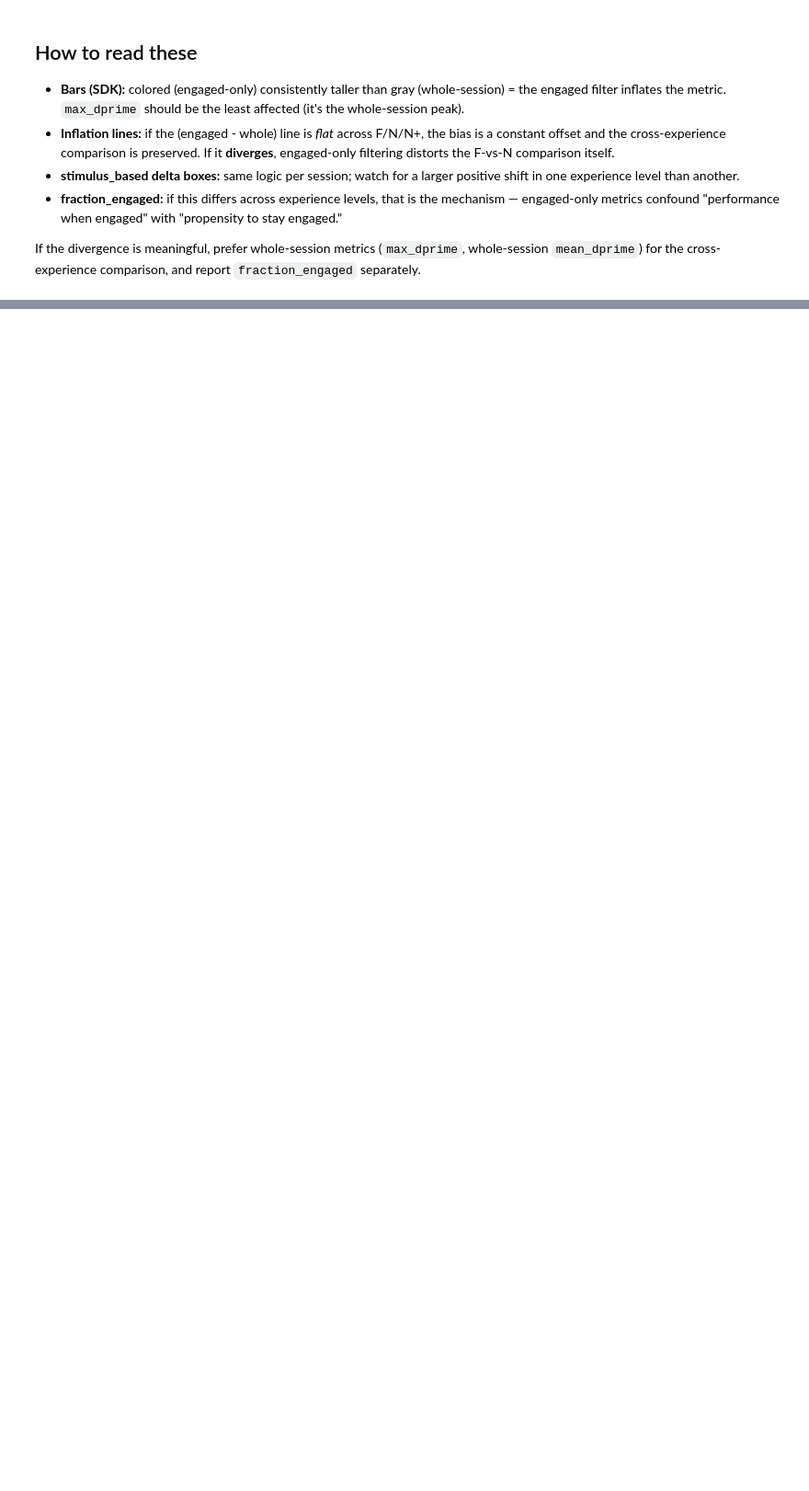
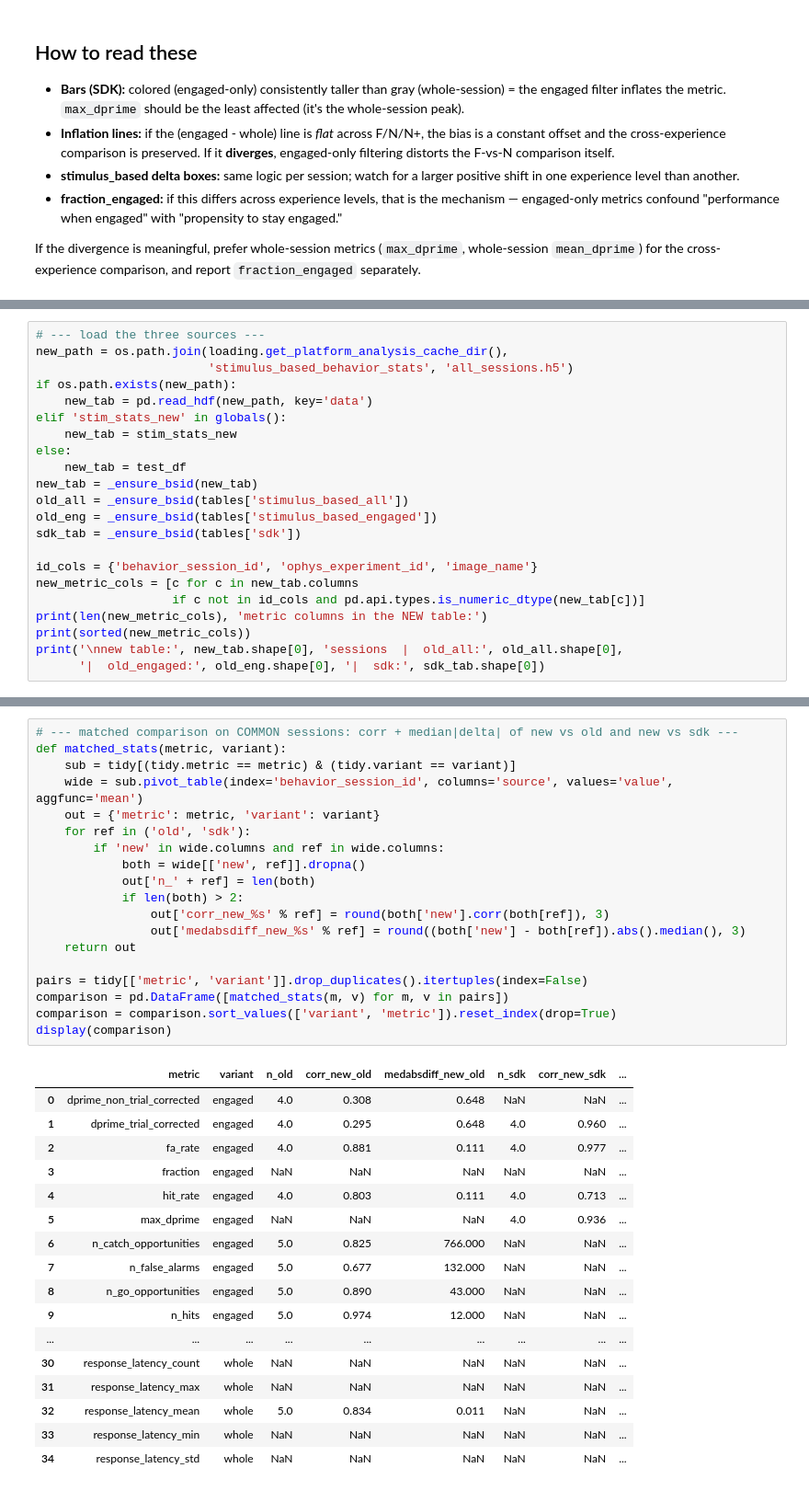
Before and after one commit to AllenInstitute/visual_behavior_analysis, a Jupyter notebook: notebooks/platform_paper_figures/engagement_stats_audit.ipynb, the cells around one changed output, grey strips where cells are left out. Shown at 92% size. Cells and saved outputs as stored; diff of their text form; blank space fills up the shorter version.

```diff
--- a/notebooks/platform_paper_figures/engagement_stats_audit.ipynb
+++ b/notebooks/platform_paper_figures/engagement_stats_audit.ipynb
@@ -218,0 +616,22 @@ for the cross-experience comparison, and report `fraction_engaged` separately.
+# %%
+# --- load the three sources ---
+new_path = os.path.join(loading.get_platform_analysis_cache_dir(),
+                        'stimulus_based_behavior_stats', 'all_sessions.h5')
+if os.path.exists(new_path):
+    new_tab = pd.read_hdf(new_path, key='data')
+elif 'stim_stats_new' in globals():
+    new_tab = stim_stats_new
+else:
+    new_tab = test_df
+new_tab = _ensure_bsid(new_tab)
+old_all = _ensure_bsid(tables['stimulus_based_all'])
+old_eng = _ensure_bsid(tables['stimulus_based_engaged'])
+sdk_tab = _ensure_bsid(tables['sdk'])
+
+id_cols = {'behavior_session_id', 'ophys_experiment_id', 'image_name'}
+new_metric_cols = [c for c in new_tab.columns
+                   if c not in id_cols and pd.api.types.is_numeric_dtype(new_tab[c])]
+print(len(new_metric_cols), 'metric columns in the NEW table:')
+print(sorted(new_metric_cols))
+print('\nnew table:', new_tab.shape[0], 'sessions  |  old_all:', old_all.shape[0],
+      '|  old_engaged:', old_eng.shape[0], '|  sdk:', sdk_tab.shape[0])
@@ -218,0 +705,37 @@ for the cross-experience comparison, and report `fraction_engaged` separately.
+# %%
+# --- matched comparison on COMMON sessions: corr + median|delta| of new vs old and new vs sdk ---
+def matched_stats(metric, variant):
+    sub = tidy[(tidy.metric == metric) & (tidy.variant == variant)]
+    wide = sub.pivot_table(index='behavior_session_id', columns='source', values='value', aggfunc='mean')
+    out = {'metric': metric, 'variant': variant}
+    for ref in ('old', 'sdk'):
+        if 'new' in wide.columns and ref in wide.columns:
+            both = wide[['new', ref]].dropna()
+            out['n_' + ref] = len(both)
+            if len(both) > 2:
+                out['corr_new_%s' % ref] = round(both['new'].corr(both[ref]), 3)
+                out['medabsdiff_new_%s' % ref] = round((both['new'] - both[ref]).abs().median(), 3)
+    return out
+
+pairs = tidy[['metric', 'variant']].drop_duplicates().itertuples(index=False)
+comparison = pd.DataFrame([matched_stats(m, v) for m, v in pairs])
+comparison = comparison.sort_values(['variant', 'metric']).reset_index(drop=True)
+display(comparison)
+# %% [output]
+|  | metric | variant | n_old | corr_new_old | medabsdiff_new_old | n_sdk | corr_new_sdk | ... |
+| 0 | dprime_non_trial_corrected | engaged | 4.0 | 0.308 | 0.648 | NaN | NaN | ... |
+| 1 | dprime_trial_corrected | engaged | 4.0 | 0.295 | 0.648 | 4.0 | 0.960 | ... |
+| 2 | fa_rate | engaged | 4.0 | 0.881 | 0.111 | 4.0 | 0.977 | ... |
+| 3 | fraction | engaged | NaN | NaN | NaN | NaN | NaN | ... |
+| 4 | hit_rate | engaged | 4.0 | 0.803 | 0.111 | 4.0 | 0.713 | ... |
+| 5 | max_dprime | engaged | NaN | NaN | NaN | 4.0 | 0.936 | ... |
+| 6 | n_catch_opportunities | engaged | 5.0 | 0.825 | 766.000 | NaN | NaN | ... |
+| 7 | n_false_alarms | engaged | 5.0 | 0.677 | 132.000 | NaN | NaN | ... |
+| 8 | n_go_opportunities | engaged | 5.0 | 0.890 | 43.000 | NaN | NaN | ... |
+| 9 | n_hits | engaged | 5.0 | 0.974 | 12.000 | NaN | NaN | ... |
+| ... | ... | ... | ... | ... | ... | ... | ... | ... |
+| 30 | response_latency_count | whole | NaN | NaN | NaN | NaN | NaN | ... |
+| 31 | response_latency_max | whole | NaN | NaN | NaN | NaN | NaN | ... |
+| 32 | response_latency_mean | whole | 5.0 | 0.834 | 0.011 | NaN | NaN | ... |
+| 33 | response_latency_min | whole | NaN | NaN | NaN | NaN | NaN | ... |
+| 34 | response_latency_std | whole | NaN | NaN | NaN | NaN | NaN | ... |
```
Also changed, not shown: parts of 35 cells of this notebook, 7 other files.
